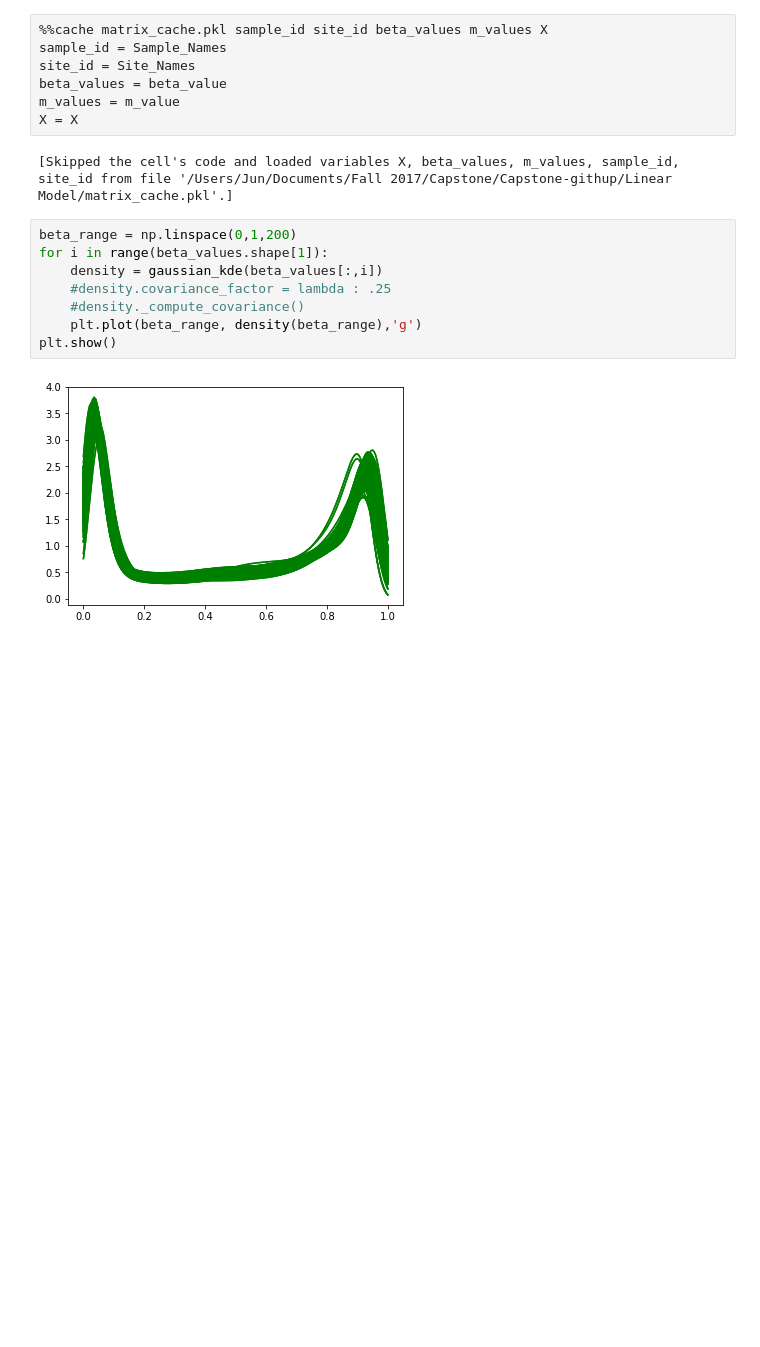
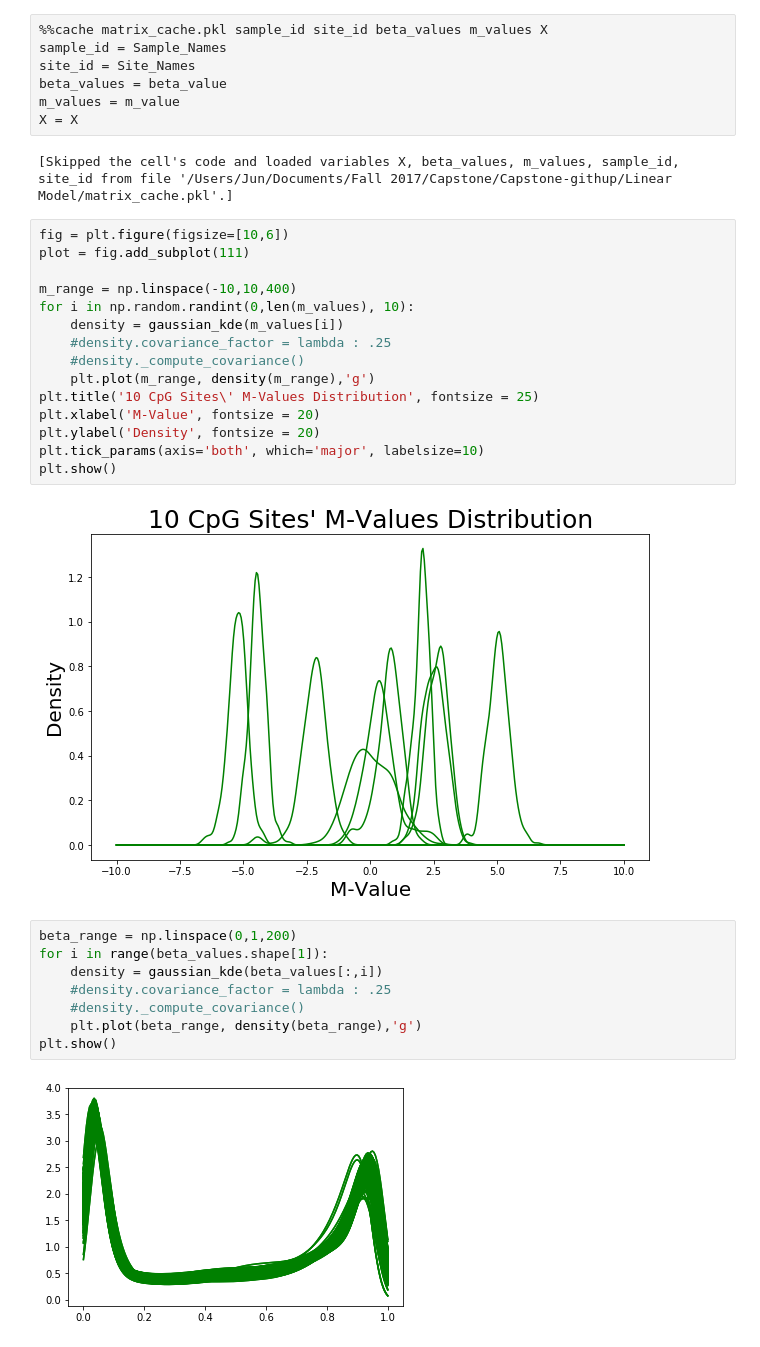
Before and after one commit to zangcc0474/Capstone_Methylation, a Jupyter notebook: Linear Model/capstone.ipynb, the cells around one changed output. Saved outputs shown, nothing was run; the diff lists cells and outputs as text; blank space fills up the shorter version.

```diff
--- a/Linear Model/capstone.ipynb
+++ b/Linear Model/capstone.ipynb
@@ -60,6 +60,23 @@ m_values = m_value
 X = X
 # %% [output]
 [Skipped the cell's code and loaded variables X, beta_values, m_values, sample_id, site_id from file '/Users/Jun/Documents/Fall 2017/Capstone/Capstone-githup/Linear Model/matrix_cache.pkl'.]
+# %%
+fig = plt.figure(figsize=[10,6])
+plot = fig.add_subplot(111)
+
+m_range = np.linspace(-10,10,400)
+for i in np.random.randint(0,len(m_values), 10):
+    density = gaussian_kde(m_values[i])
+    #density.covariance_factor = lambda : .25
+    #density._compute_covariance()
+    plt.plot(m_range, density(m_range),'g')
+plt.title('10 CpG Sites\' M-Values Distribution', fontsize = 25)
+plt.xlabel('M-Value', fontsize = 20)
+plt.ylabel('Density', fontsize = 20)
+plt.tick_params(axis='both', which='major', labelsize=10)
+plt.show()
+# %% [output]
+[figure, added]
 # %%
 beta_range = np.linspace(0,1,200)
 for i in range(beta_values.shape[1]):
```
Also changed, not shown: parts of 7 cells of this notebook, 2 other files.
